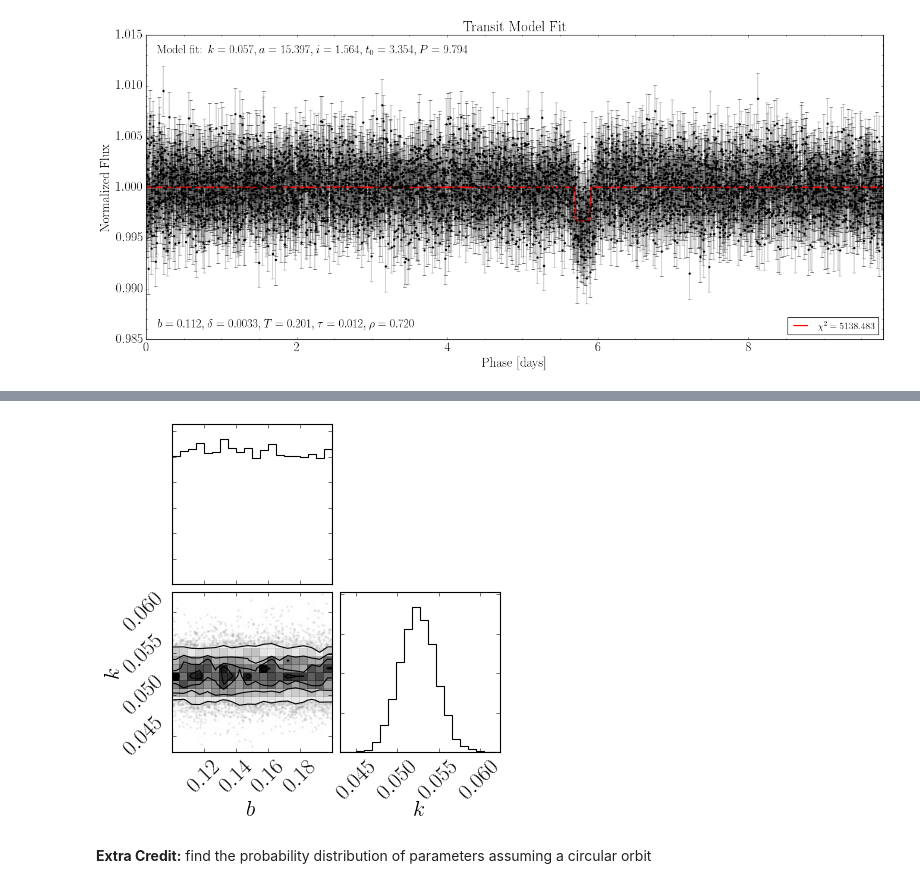
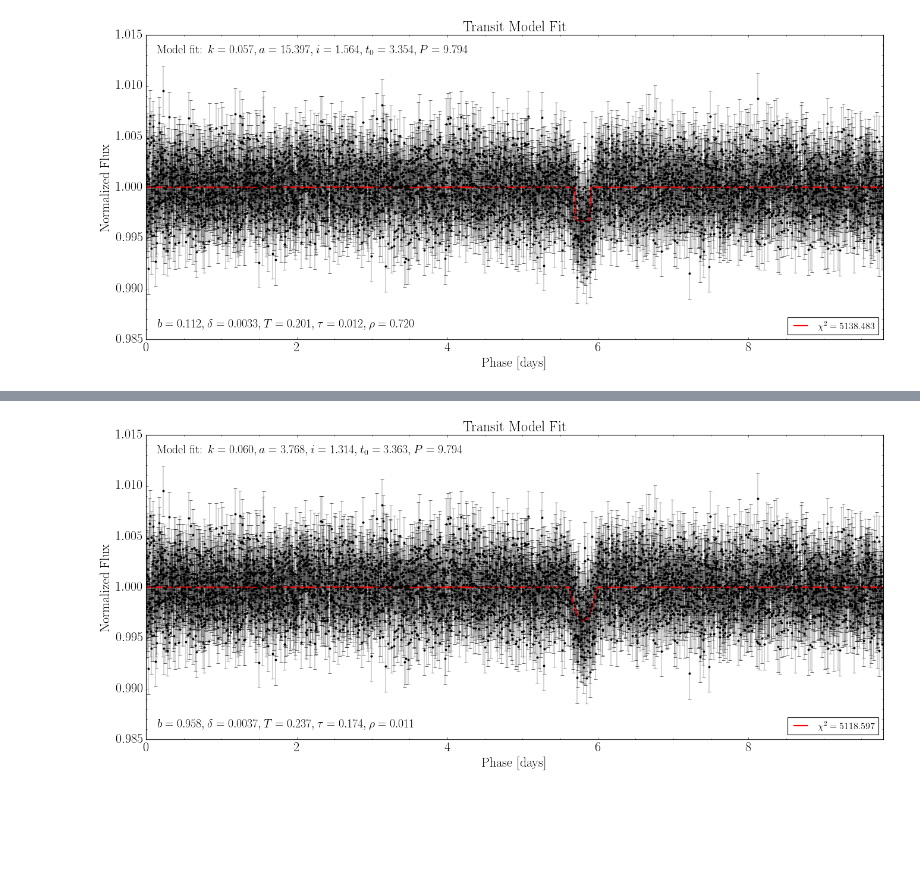
Before and after one commit to jbirky/exoplanet_models, a Jupyter notebook: transit_model.ipynb, the cells around one changed output, grey strips where cells are left out. Cells and saved outputs as stored; diff of their text form; code cells hidden in the pictures; blank space fills up the shorter version.

```diff
--- a/transit_model.ipynb
+++ b/transit_model.ipynb
@@ -358,8 +356,6 @@ b = flat_samples.T[1]*np.cos(flat_samples.T[2])
-# %%
-fig = corner.corner(np.vstack([b, flat_samples.T[0]]).T, labels=[r'$b$', r'$k$'], label_kwargs={'fontsize':20});
-fig.savefig('b_k_posterior.png')
-# %% [output]
-[figure, removed]
-# %% [markdown]
-**Extra Credit:** find the probability distribution of parameters
-assuming a circular orbit
+# %%
+mcmc_sol = np.median(flat_samples, axis=0)
+
+plot_lc_model(mcmc_sol, data, best_period, save='transit_model_mcmc.png');
+# %% [output]
+[figure, added]
```
Also changed, not shown: parts of 9 cells of this notebook.
